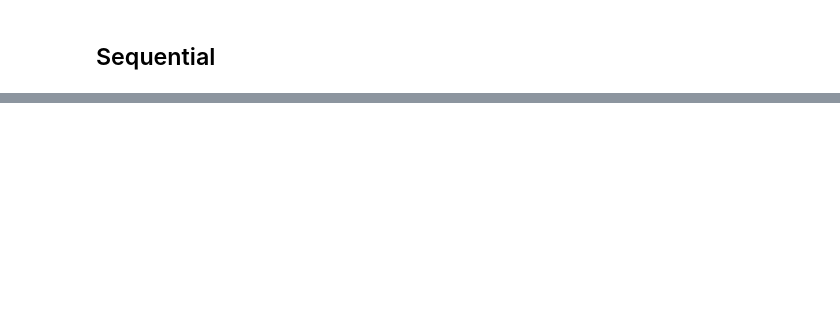
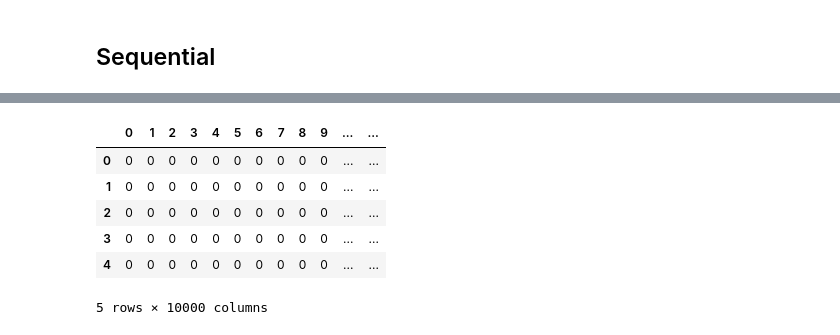
Before and after one commit to Reynch/Toxic-Comment-Classification-Challenge, a Jupyter notebook: EDA.ipynb, the cells around one changed output, grey strips where cells are left out. Cells and saved outputs as stored; diff of their text form; code cells hidden in the pictures; blank space fills up the shorter version.

```diff
--- a/EDA.ipynb
+++ b/EDA.ipynb
@@ -88,7 +88,7 @@ def get_wordnet_pos(treebank_tag):
 ### preprocess taken from nlp-sentiment-analysis
 ### link to the project: https://github.com/dvdhartsman/NLP-Sentiment-Analysis/blob/main/Text_Classification_Final_Notebook.ipynb
 
-def preprocess(tweet):
+def preprocess(comment):
     """
     This is a function that is intended to handle all of the tokenization, lemmatization, and other
     preprocessing for our tweet data. It will make use of objects from other libraries, and will return
@@ -104,7 +104,7 @@ def preprocess(tweet):
     # Instantiating a tokenizer
     tokenizer = RegexpTokenizer(pattern)
     # Creating a list of raw tokens
-    raw_tokens = tokenizer.tokenize(tweet)
+    raw_tokens = tokenizer.tokenize(comment)
     # Using a comprehension to lower case every token
     lower_tokens = [i.lower() for i in raw_tokens]
     # Remove the stopwords from the list of tokens
@@ -144,3 +149,6 @@ tf_vec = TfidfVectorizer()
+# %%
+count_vec = CountVectorizer(ngram_range=(1, 2), max_features=10000)
+tf_vec = TfidfVectorizer(ngram_range=(1, 2), max_features=10000)
 # %%
 count_vec.fit(X_clean)
 tf_vec.fit(X_clean)
@@ -364,0 +379,12 @@ model.add(Dense(20))
+# %%
+X_train_cv_df = pd.DataFrame(X_train_cv.toarray())
+# %%
+X_train_cv_df.head()
+# %% [output]
+|  | 0 | 1 | 2 | 3 | 4 | 5 | 6 | 7 | 8 | 9 | ... | ... |
+| 0 | 0 | 0 | 0 | 0 | 0 | 0 | 0 | 0 | 0 | 0 | ... | ... |
+| 1 | 0 | 0 | 0 | 0 | 0 | 0 | 0 | 0 | 0 | 0 | ... | ... |
+| 2 | 0 | 0 | 0 | 0 | 0 | 0 | 0 | 0 | 0 | 0 | ... | ... |
+| 3 | 0 | 0 | 0 | 0 | 0 | 0 | 0 | 0 | 0 | 0 | ... | ... |
+| 4 | 0 | 0 | 0 | 0 | 0 | 0 | 0 | 0 | 0 | 0 | ... | ... |
+5 rows × 10000 columns
```
Also changed, not shown: parts of 46 cells of this notebook.
